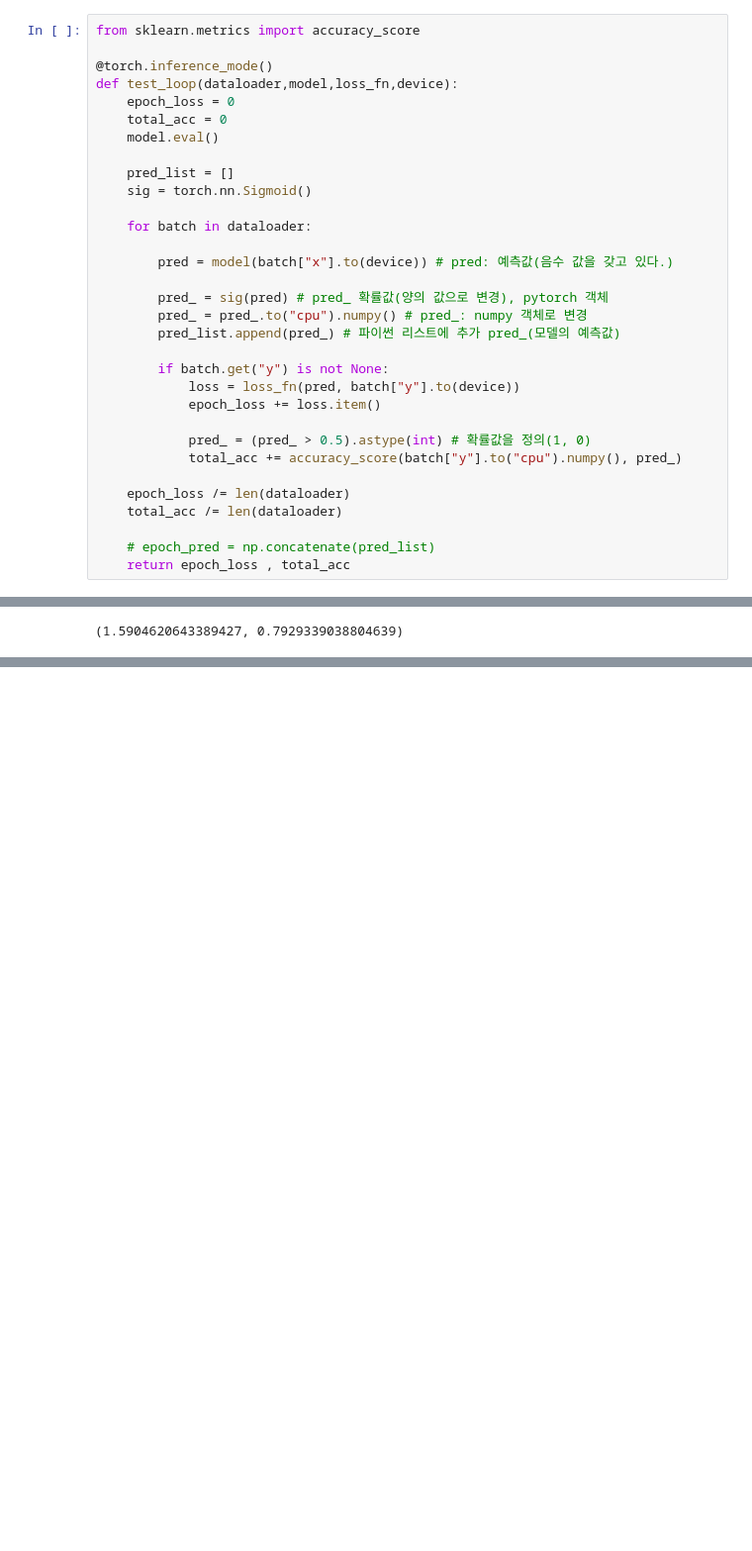
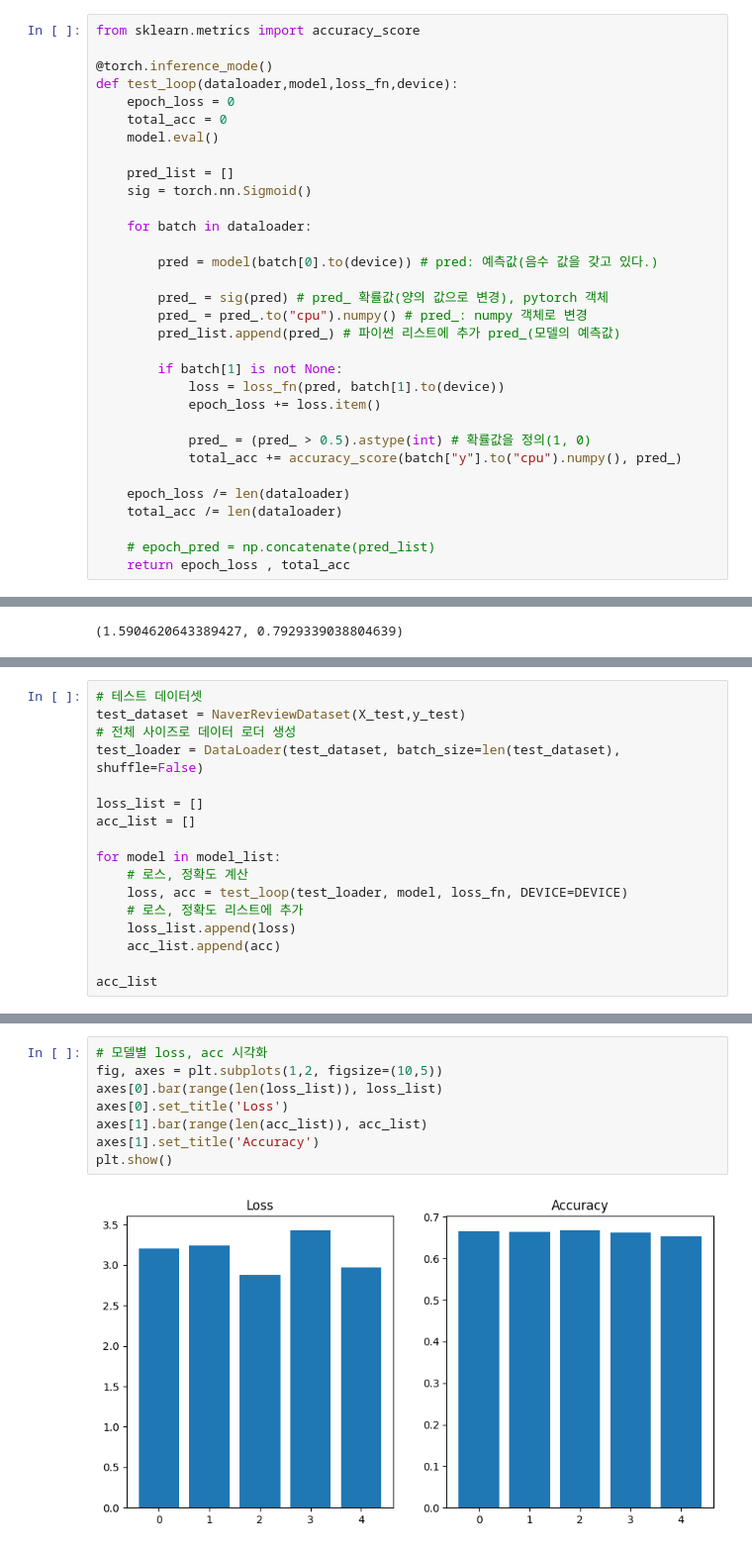
Before and after one commit to parking-place/PlayData_v2, a Jupyter notebook: 06. deep learning/3. NLP Pytorch/2. CNN 1D.ipynb, the cells around one changed output, grey strips where cells are left out. Shown at 99% size. Cells and saved outputs as stored; diff of their text form; blank space fills up the shorter version.

```diff
--- a/06. deep learning/3. NLP Pytorch/2. CNN 1D.ipynb
+++ b/06. deep learning/3. NLP Pytorch/2. CNN 1D.ipynb
@@ -918,14 +882,14 @@ def test_loop(dataloader,model,loss_fn,device):
 
     for batch in dataloader:
 
-        pred = model(batch["x"].to(device)) # pred: 예측값(음수 값을 갖고 있다.)
+        pred = model(batch[0].to(device)) # pred: 예측값(음수 값을 갖고 있다.)
 
         pred_ = sig(pred) # pred_ 확률값(양의 값으로 변경), pytorch 객체
         pred_ = pred_.to("cpu").numpy() # pred_: numpy 객체로 변경
         pred_list.append(pred_) # 파이썬 리스트에 추가 pred_(모델의 예측값)
 
-        if batch.get("y") is not None:
-            loss = loss_fn(pred, batch["y"].to(device))
+        if batch[1] is not None:
+            loss = loss_fn(pred, batch[1].to(device))
             epoch_loss += loss.item()
 
             pred_ = (pred_ > 0.5).astype(int) # 확률값을 정의(1, 0)
@@ -1054,0 +1507,17 @@ loss, pred
+# %%
+# 테스트 데이터셋
+test_dataset = NaverReviewDataset(X_test,y_test)
+# 전체 사이즈로 데이터 로더 생성
+test_loader = DataLoader(test_dataset, batch_size=len(test_dataset), shuffle=False)
+
+loss_list = []
+acc_list = []
+
+for model in model_list:
+    # 로스, 정확도 계산
+    loss, acc = test_loop(test_loader, model, loss_fn, DEVICE=DEVICE)
+    # 로스, 정확도 리스트에 추가
+    loss_list.append(loss)
+    acc_list.append(acc)
+
+acc_list
@@ -1054,0 +1526,10 @@ loss, pred
+# %%
+# 모델별 loss, acc 시각화
+fig, axes = plt.subplots(1,2, figsize=(10,5))
+axes[0].bar(range(len(loss_list)), loss_list)
+axes[0].set_title('Loss')
+axes[1].bar(range(len(acc_list)), acc_list)
+axes[1].set_title('Accuracy')
+plt.show()
+# %% [output]
+[figure, added]
```
Also changed, not shown: parts of 31 cells of this notebook.
